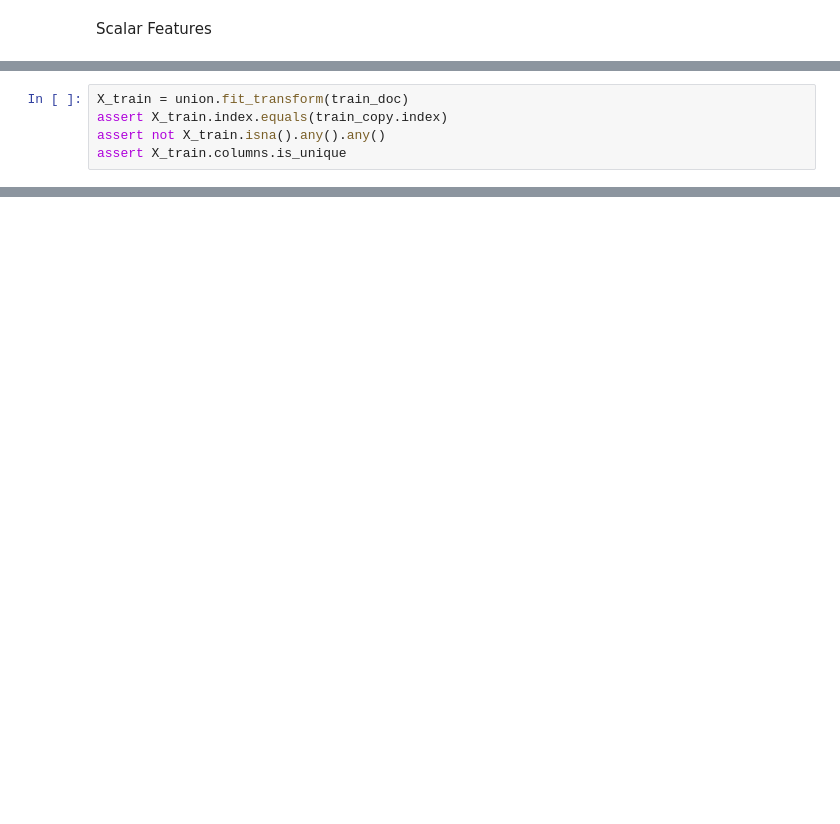
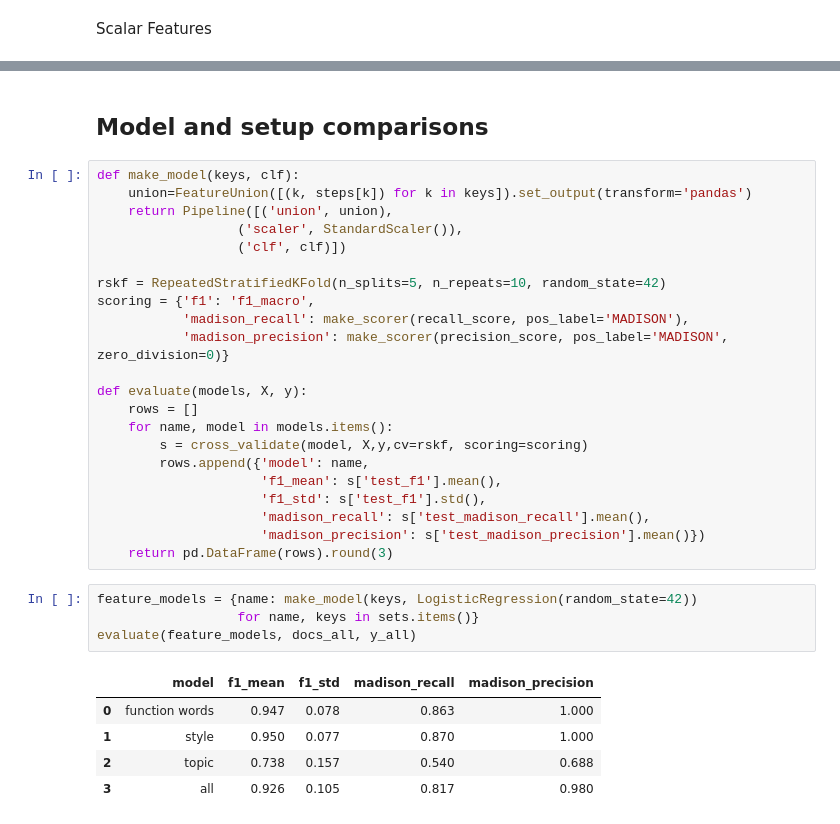
Before and after one commit to kim44321/federalist-papers, a Jupyter notebook: refactored_main.ipynb, the cells around one changed output, grey strips where cells are left out. Cells and saved outputs as stored; diff of their text form; blank space fills up the shorter version.

```diff
--- a/refactored_main.ipynb
+++ b/refactored_main.ipynb
@@ -715,5 +427,0 @@ union.fit_transform(train_doc)
-# %%
-X_train = union.fit_transform(train_doc)
-assert X_train.index.equals(train_copy.index)
-assert not X_train.isna().any().any()
-assert X_train.columns.is_unique
@@ -972,0 +442,34 @@ dtype: float64
+# %% [markdown]
+## Model and setup comparisons
+# %%
+def make_model(keys, clf):
+    union=FeatureUnion([(k, steps[k]) for k in keys]).set_output(transform='pandas')
+    return Pipeline([('union', union),
+                  ('scaler', StandardScaler()),
+                  ('clf', clf)])
+
+rskf = RepeatedStratifiedKFold(n_splits=5, n_repeats=10, random_state=42)
+scoring = {'f1': 'f1_macro',
+           'madison_recall': make_scorer(recall_score, pos_label='MADISON'),
+           'madison_precision': make_scorer(precision_score, pos_label='MADISON', zero_division=0)}
+
+def evaluate(models, X, y):
+    rows = []
+    for name, model in models.items():
+        s = cross_validate(model, X,y,cv=rskf, scoring=scoring)
+        rows.append({'model': name,
+                     'f1_mean': s['test_f1'].mean(),
+                     'f1_std': s['test_f1'].std(),
+                     'madison_recall': s['test_madison_recall'].mean(),
+                     'madison_precision': s['test_madison_precision'].mean()})
+    return pd.DataFrame(rows).round(3)
+# %%
+feature_models = {name: make_model(keys, LogisticRegression(random_state=42))
+                  for name, keys in sets.items()}
+evaluate(feature_models, docs_all, y_all)
+# %% [output]
+|  | model | f1_mean | f1_std | madison_recall | madison_precision |
+| 0 | function words | 0.947 | 0.078 | 0.863 | 1.000 |
+| 1 | style | 0.950 | 0.077 | 0.870 | 1.000 |
+| 2 | topic | 0.738 | 0.157 | 0.540 | 0.688 |
+| 3 | all | 0.926 | 0.105 | 0.817 | 0.980 |
```
Also changed, not shown: parts of 57 cells of this notebook, 1 other file.
